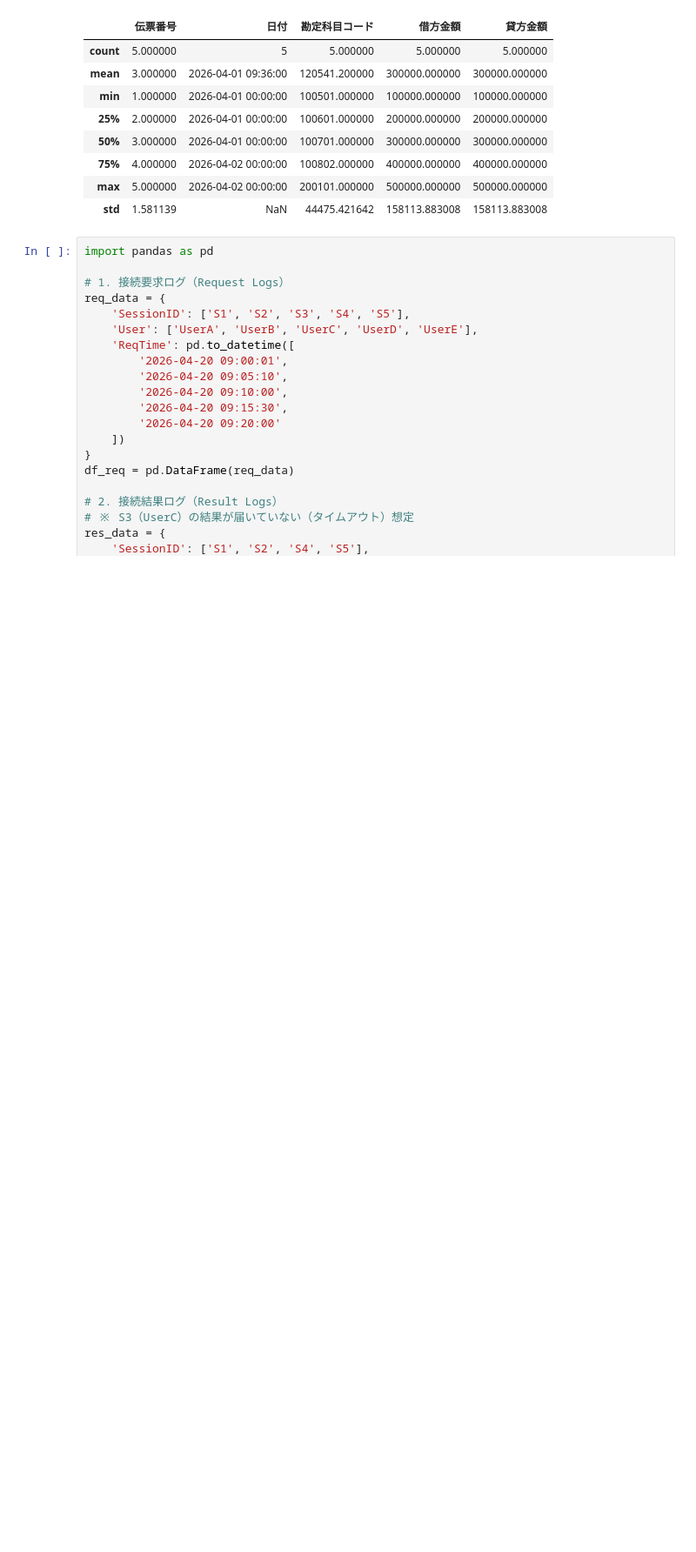
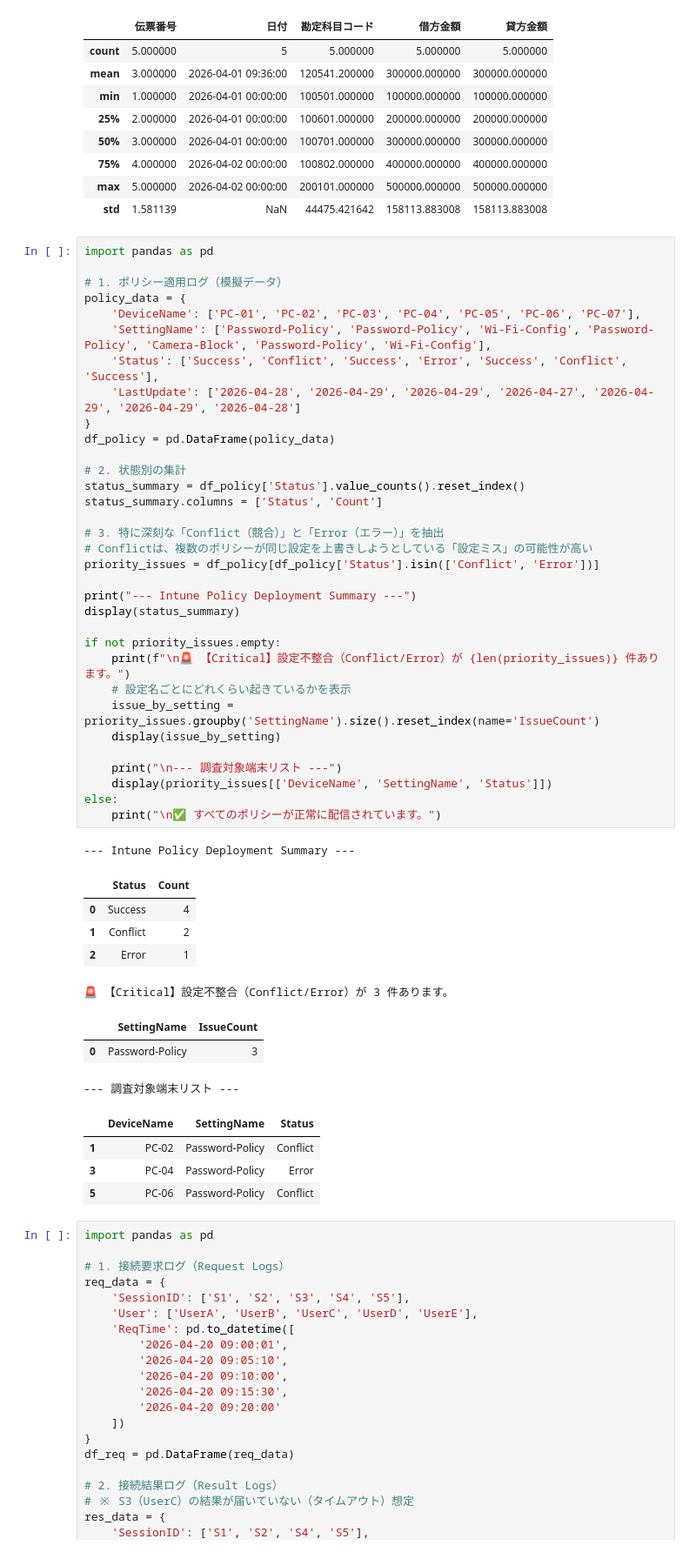
Before and after one commit to Koji-Accounting-Tech/D365-Finance-Data-Validator, a Jupyter notebook: D365_Data_Processing.ipynb, the cells around one changed output. Shown at 87% size. Saved outputs shown, nothing was run; the diff lists cells and outputs as text; blank space fills up the shorter version.

```diff
--- a/D365_Data_Processing.ipynb
+++ b/D365_Data_Processing.ipynb
@@ -31,6 +31,53 @@ display(df.describe())
 | 75% | 4.000000 | 2026-04-02 00:00:00 | 100802.000000 | 400000.000000 | 400000.000000 |
 | max | 5.000000 | 2026-04-02 00:00:00 | 200101.000000 | 500000.000000 | 500000.000000 |
 | std | 1.581139 | NaN | 44475.421642 | 158113.883008 | 158113.883008 |
+# %%
+import pandas as pd
+
+# 1. ポリシー適用ログ（模擬データ）
+policy_data = {
+    'DeviceName': ['PC-01', 'PC-02', 'PC-03', 'PC-04', 'PC-05', 'PC-06', 'PC-07'],
+    'SettingName': ['Password-Policy', 'Password-Policy', 'Wi-Fi-Config', 'Password-Policy', 'Camera-Block', 'Password-Policy', 'Wi-Fi-Config'],
+    'Status': ['Success', 'Conflict', 'Success', 'Error', 'Success', 'Conflict', 'Success'],
+    'LastUpdate': ['2026-04-28', '2026-04-29', '2026-04-29', '2026-04-27', '2026-04-29', '2026-04-29', '2026-04-28']
+}
+df_policy = pd.DataFrame(policy_data)
+
+# 2. 状態別の集計
+status_summary = df_policy['Status'].value_counts().reset_index()
+status_summary.columns = ['Status', 'Count']
+
+# 3. 特に深刻な「Conflict（競合）」と「Error（エラー）」を抽出
+# Conflictは、複数のポリシーが同じ設定を上書きしようとしている「設定ミス」の可能性が高い
+priority_issues = df_policy[df_policy['Status'].isin(['Conflict', 'Error'])]
+
+print("--- Intune Policy Deployment Summary ---")
+display(status_summary)
+
+if not priority_issues.empty:
+    print(f"\n🚨 【Critical】設定不整合（Conflict/Error）が {len(priority_issues)} 件あります。")
+    # 設定名ごとにどれくらい起きているかを表示
+    issue_by_setting = priority_issues.groupby('SettingName').size().reset_index(name='IssueCount')
+    display(issue_by_setting)
+
+    print("\n--- 調査対象端末リスト ---")
+    display(priority_issues[['DeviceName', 'SettingName', 'Status']])
+else:
+    print("\n✅ すべてのポリシーが正常に配信されています。")
+# %% [output]
+--- Intune Policy Deployment Summary ---
+|  | Status | Count |
+| 0 | Success | 4 |
+| 1 | Conflict | 2 |
+| 2 | Error | 1 |
+🚨 【Critical】設定不整合（Conflict/Error）が 3 件あります。
+|  | SettingName | IssueCount |
+| 0 | Password-Policy | 3 |
+--- 調査対象端末リスト ---
+|  | DeviceName | SettingName | Status |
+| 1 | PC-02 | Password-Policy | Conflict |
+| 3 | PC-04 | Password-Policy | Error |
+| 5 | PC-06 | Password-Policy | Conflict |
 # %%
 import pandas as pd
 
```
